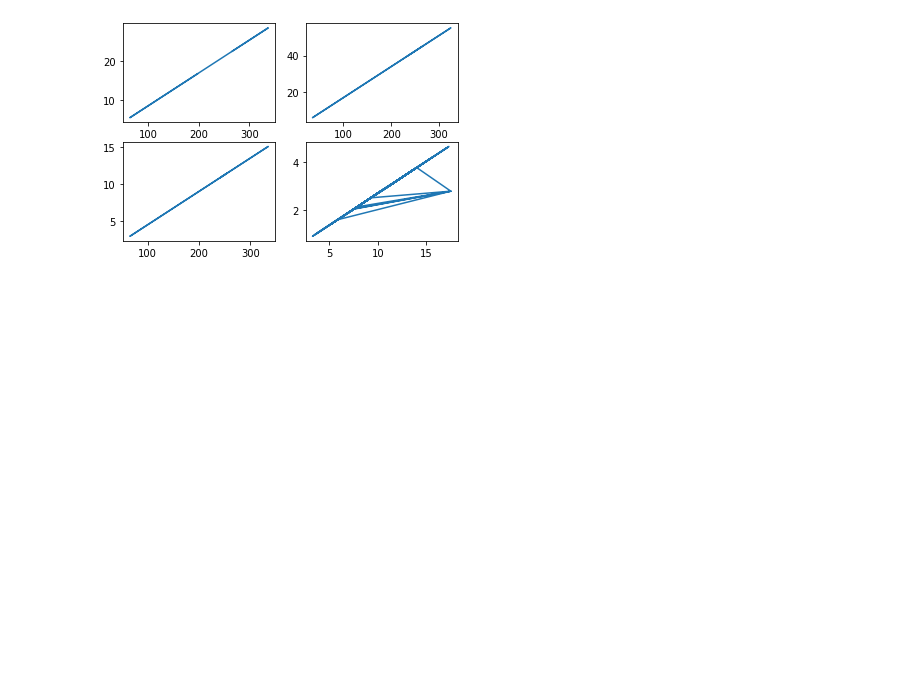
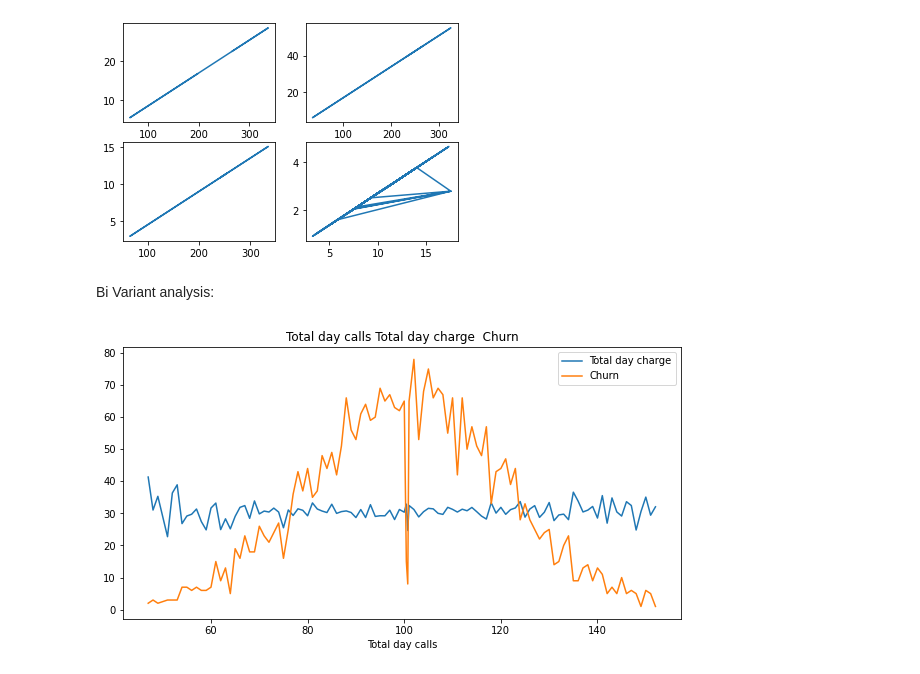
Before and after one commit to MiteshBhanushali/TelecomChurnAnalysis, a Jupyter notebook: Copy_of_Telecom_Churn_Analysis_Capstone_Project.ipynb, the cells around one changed output. Cells and saved outputs as stored; diff of their text form; code cells hidden in the pictures; blank space fills up the shorter version.

```diff
--- a/Copy_of_Telecom_Churn_Analysis_Capstone_Project.ipynb
+++ b/Copy_of_Telecom_Churn_Analysis_Capstone_Project.ipynb
@@ -255,3 +255,16 @@ axis[1,1].plot(telecom_data['Total intl minutes'],telecom_data['Total intl charg
 # %% [output]
 [<matplotlib.lines.Line2D at 0x...>]
 [figure]
+# %% [markdown]
+Bi Variant analysis:
+# %%
+#telecom_data.groupby(['Total night calls']).agg({'Total night charge':'mean','Churn':'count'})
+# Creating function for Bi Variant analysis
+def biv_plot(x,y):
+  telecom_data.groupby([x]).agg({y:'mean','Churn':'count'}).plot(figsize=(10,5))
+  plt.title(x+" " +y+" "+" Churn")
+  plt.show()
+# %%
+biv_plot('Total day calls','Total day charge')
+# %% [output]
+[figure, added]
```
Also changed, not shown: parts of 3 cells of this notebook.
